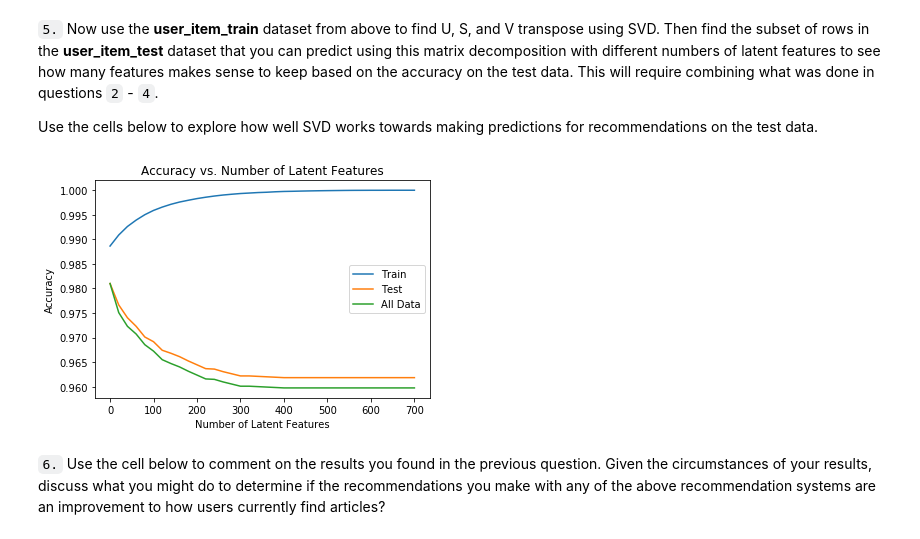
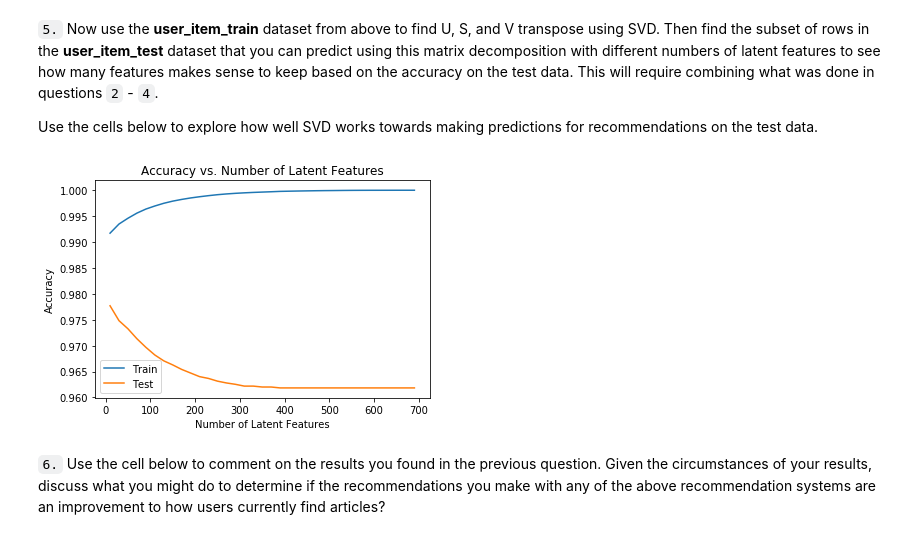
Before and after one commit to ramprasathk93/recommendations_with_ibm, a Jupyter notebook: Recommendations_with_IBM.ipynb, the cells around one changed output. Drawn from its saved outputs; the diff is of its cells as text; code cells hidden in the pictures.

```diff
--- a/Recommendations_with_IBM.ipynb
+++ b/Recommendations_with_IBM.ipynb
@@ -779,41 +787,45 @@ vt_test = vt_train[:, col_idxs]
 # %%
-num_latent_feats = np.arange(0,700+10,20)
+# Use these cells to see how well you can use the training
+# decomposition to predict on test data
+user_query = user_item_test.index.isin(user_item_train.index)
+article_query = user_item_test.columns.isin(user_item_train.columns)
+user_item_test = user_item_test.loc[user_query, article_query]
+u_test = u_train[user_item_train.index.isin(user_item_test.index), :]
+vt_test = vt_train[:, user_item_train.columns.isin(user_item_test.columns)]
+
+# decomposition to predict on test data
+num_latent_feats = np.arange(10,700+10,20)
 sum_errs_train = []
 sum_errs_test = []
-all_errs = []
 
 for k in num_latent_feats:
     # restructure with k latent features
-    s_train_lat, u_train_lat, vt_train_lat = np.diag(s_train[:k]), u_train[:, :k], vt_train[:k, :]
-    u_test_lat, vt_test_lat = u_test[:, :k], vt_test[:k, :]
+    s_new, u_new_train, vt_new_train = np.diag(s_train[:k]), u_train[:, :k], vt_train[:k, :]
+    u_new_test, vt_new_test = u_test[:, :k], vt_test[:k, :]
 
     # take dot product
-    user_item_train_preds = np.around(np.dot(np.dot(u_train_lat, s_train_lat), vt_train_lat))
-    user_item_test_preds = np.around(np.dot(np.dot(u_test_lat, s_train_lat), vt_test_lat))
-    all_errs.append(1 - ((np.sum(user_item_test_preds)+np.sum(np.sum(user_item_test)))/(user_item_test.shape[0]*user_item_test.shape[1])))
-
+    user_item_est_train = np.around(np.dot(np.dot(u_new_train, s_new), vt_new_train))
+    user_item_est_test = np.around(np.dot(np.dot(u_new_test, s_new), vt_new_test))
 
     # compute error for each prediction to actual value
-    diffs_train = np.subtract(user_item_train, user_item_train_preds)
-    diffs_test = np.subtract(user_item_test, user_item_test_preds)
+    diffs_train = np.subtract(user_item_train, user_item_est_train)
+    diffs_test = np.subtract(user_item_test, user_item_est_test)
 
     # total errors and keep track of them
     err_train = np.sum(np.sum(np.abs(diffs_train)))
+    sum_errs_train.append(err_train)
     err_test = np.sum(np.sum(np.abs(diffs_test)))
-
-    sum_errs_train.append(err_train)
     sum_errs_test.append(err_test)
 
 
-plt.plot(num_latent_feats, 1 - np.array(sum_errs_train)/(user_item_train.shape[0]*user_item_test.shape[1]), label='Train');
-plt.plot(num_latent_feats, 1 - np.array(sum_errs_test)/(user_item_test.shape[0]*user_item_test.shape[1]), label='Test');
-plt.plot(num_latent_feats, all_errs, label='All Data');
+plt.plot(num_latent_feats, 1 - np.array(sum_errs_train)/user_item_train.size, label='Train');
+plt.plot(num_latent_feats, 1 - np.array(sum_errs_test)/user_item_test.size, label='Test');
 plt.xlabel('Number of Latent Features');
 plt.ylabel('Accuracy');
 plt.title('Accuracy vs. Number of Latent Features');
 plt.legend();
 # %% [output]
-[figure, old version]
+[figure, new version]
 # %% [markdown]
 `6.` Use the cell below to comment on the results you found in the previous question. Given the circumstances of your results, discuss what you might do to determine if the recommendations you make with any of the above recommendation systems are an improvement to how users currently find articles?
 # %% [markdown]
```
Also changed, not shown: parts of 13 cells of this notebook.
